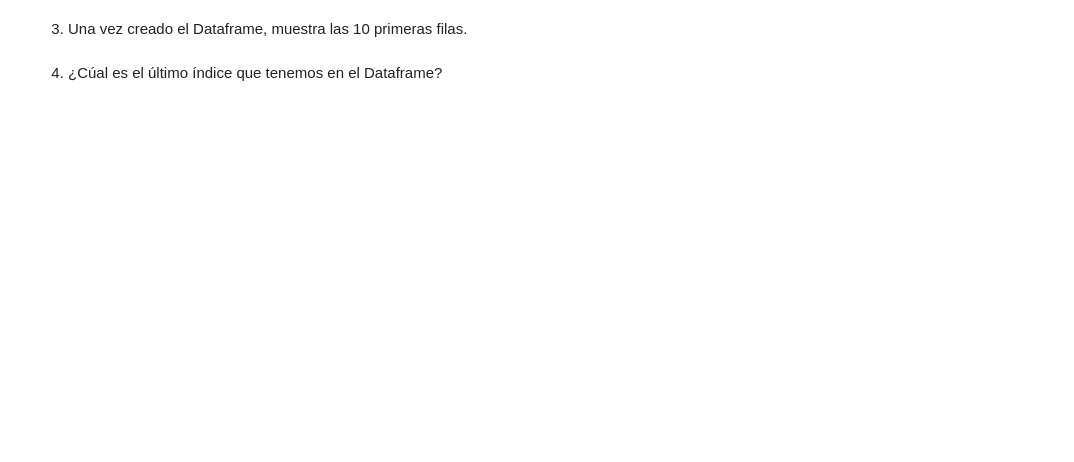
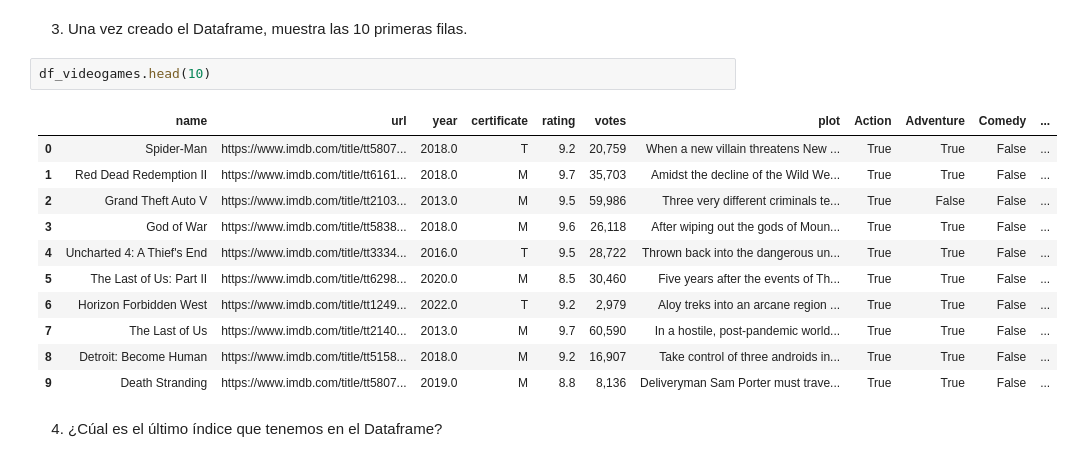
Before and after one commit to Adalab/da-modulo2-sprint2-pairprogramming.MariRoci, a Jupyter notebook: Pair_Programming_Sprint2_BD10.ipynb, the cells around one changed output. Drawn from its saved outputs; the diff is of its cells as text; blank space fills up the shorter version.

```diff
--- a/Pair_Programming_Sprint2_BD10.ipynb
+++ b/Pair_Programming_Sprint2_BD10.ipynb
@@ -11,4 +28,18 @@ vamos a utilizar el fichero videogames.csv
 # %% [markdown]
 3. Una vez creado el Dataframe, muestra las 10 primeras filas.
+# %%
+df_videogames.head(10)
+# %% [output]
+|  | name | url | year | certificate | rating | votes | plot | Action | Adventure | Comedy | ... |
+| 0 | Spider-Man | https://www.imdb.com/title/tt5807... | 2018.0 | T | 9.2 | 20,759 | When a new villain threatens New ... | True | True | False | ... |
+| 1 | Red Dead Redemption II | https://www.imdb.com/title/tt6161... | 2018.0 | M | 9.7 | 35,703 | Amidst the decline of the Wild We... | True | True | False | ... |
+| 2 | Grand Theft Auto V | https://www.imdb.com/title/tt2103... | 2013.0 | M | 9.5 | 59,986 | Three very different criminals te... | True | False | False | ... |
+| 3 | God of War | https://www.imdb.com/title/tt5838... | 2018.0 | M | 9.6 | 26,118 | After wiping out the gods of Moun... | True | True | False | ... |
+| 4 | Uncharted 4: A Thief's End | https://www.imdb.com/title/tt3334... | 2016.0 | T | 9.5 | 28,722 | Thrown back into the dangerous un... | True | True | False | ... |
+| 5 | The Last of Us: Part II | https://www.imdb.com/title/tt6298... | 2020.0 | M | 8.5 | 30,460 | Five years after the events of Th... | True | True | False | ... |
+| 6 | Horizon Forbidden West | https://www.imdb.com/title/tt1249... | 2022.0 | T | 9.2 | 2,979 | Aloy treks into an arcane region ... | True | True | False | ... |
+| 7 | The Last of Us | https://www.imdb.com/title/tt2140... | 2013.0 | M | 9.7 | 60,590 | In a hostile, post-pandemic world... | True | True | False | ... |
+| 8 | Detroit: Become Human | https://www.imdb.com/title/tt5158... | 2018.0 | M | 9.2 | 16,907 | Take control of three androids in... | True | True | False | ... |
+| 9 | Death Stranding | https://www.imdb.com/title/tt5807... | 2019.0 | M | 8.8 | 8,136 | Deliveryman Sam Porter must trave... | True | True | False | ... |
 # %% [markdown]
 4. ¿Cúal es el último índice que tenemos en el Dataframe?
```
Also changed, not shown: parts of 20 cells of this notebook.
